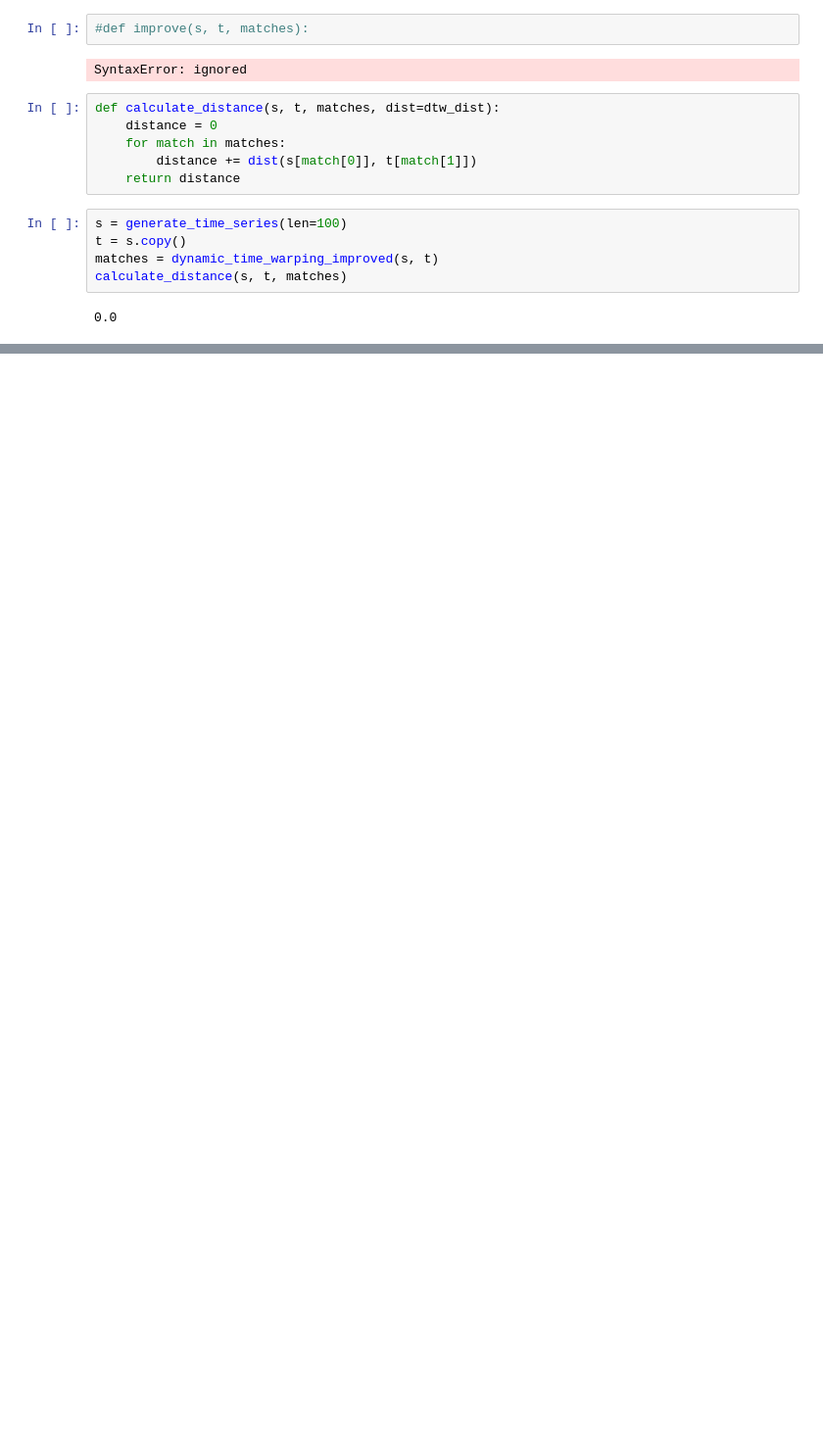
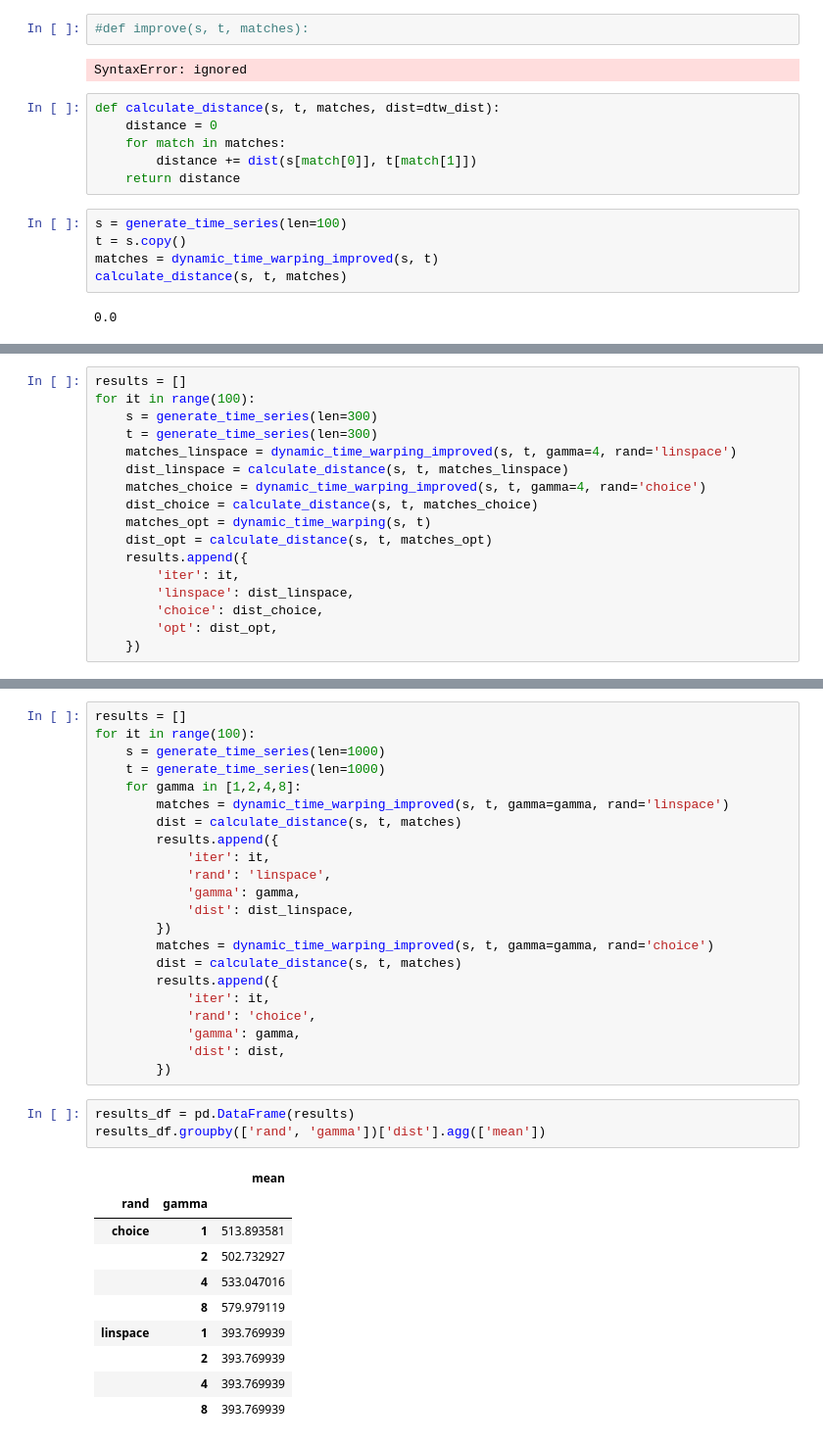
Before and after one commit to AdrianUrbanski/ADM, a Jupyter notebook: lista2.ipynb, the cells around one changed output, grey strips where cells are left out. Shown at 98% size. Cells and saved outputs as stored; diff of their text form; blank space fills up the shorter version.

```diff
--- a/lista2.ipynb
+++ b/lista2.ipynb
@@ -232,0 +234,17 @@ Wall time: 13.1 s
+# %%
+results = []
+for it in range(100):
+    s = generate_time_series(len=300)
+    t = generate_time_series(len=300)
+    matches_linspace = dynamic_time_warping_improved(s, t, gamma=4, rand='linspace')
+    dist_linspace = calculate_distance(s, t, matches_linspace)
+    matches_choice = dynamic_time_warping_improved(s, t, gamma=4, rand='choice')
+    dist_choice = calculate_distance(s, t, matches_choice)
+    matches_opt = dynamic_time_warping(s, t)
+    dist_opt = calculate_distance(s, t, matches_opt)
+    results.append({
+        'iter': it,
+        'linspace': dist_linspace,
+        'choice': dist_choice,
+        'opt': dist_opt,
+    })
@@ -232,0 +259,36 @@ Wall time: 13.1 s
+# %%
+results = []
+for it in range(100):
+    s = generate_time_series(len=1000)
+    t = generate_time_series(len=1000)
+    for gamma in [1,2,4,8]:
+        matches = dynamic_time_warping_improved(s, t, gamma=gamma, rand='linspace')
+        dist = calculate_distance(s, t, matches)
+        results.append({
+            'iter': it,
+            'rand': 'linspace',
+            'gamma': gamma,
+            'dist': dist_linspace,
+        })
+        matches = dynamic_time_warping_improved(s, t, gamma=gamma, rand='choice')
+        dist = calculate_distance(s, t, matches)
+        results.append({
+            'iter': it,
+            'rand': 'choice',
+            'gamma': gamma,
+            'dist': dist,
+        })
+# %%
+results_df = pd.DataFrame(results)
+results_df.groupby(['rand', 'gamma'])['dist'].agg(['mean'])
+# %% [output]
+|  |  | mean |
+| rand | gamma |  |
+| choice | 1 | 513.893581 |
+|  | 2 | 502.732927 |
+|  | 4 | 533.047016 |
+|  | 8 | 579.979119 |
+| linspace | 1 | 393.769939 |
+|  | 2 | 393.769939 |
+|  | 4 | 393.769939 |
+|  | 8 | 393.769939 |
```
Also changed, not shown: parts of 6 cells of this notebook.
